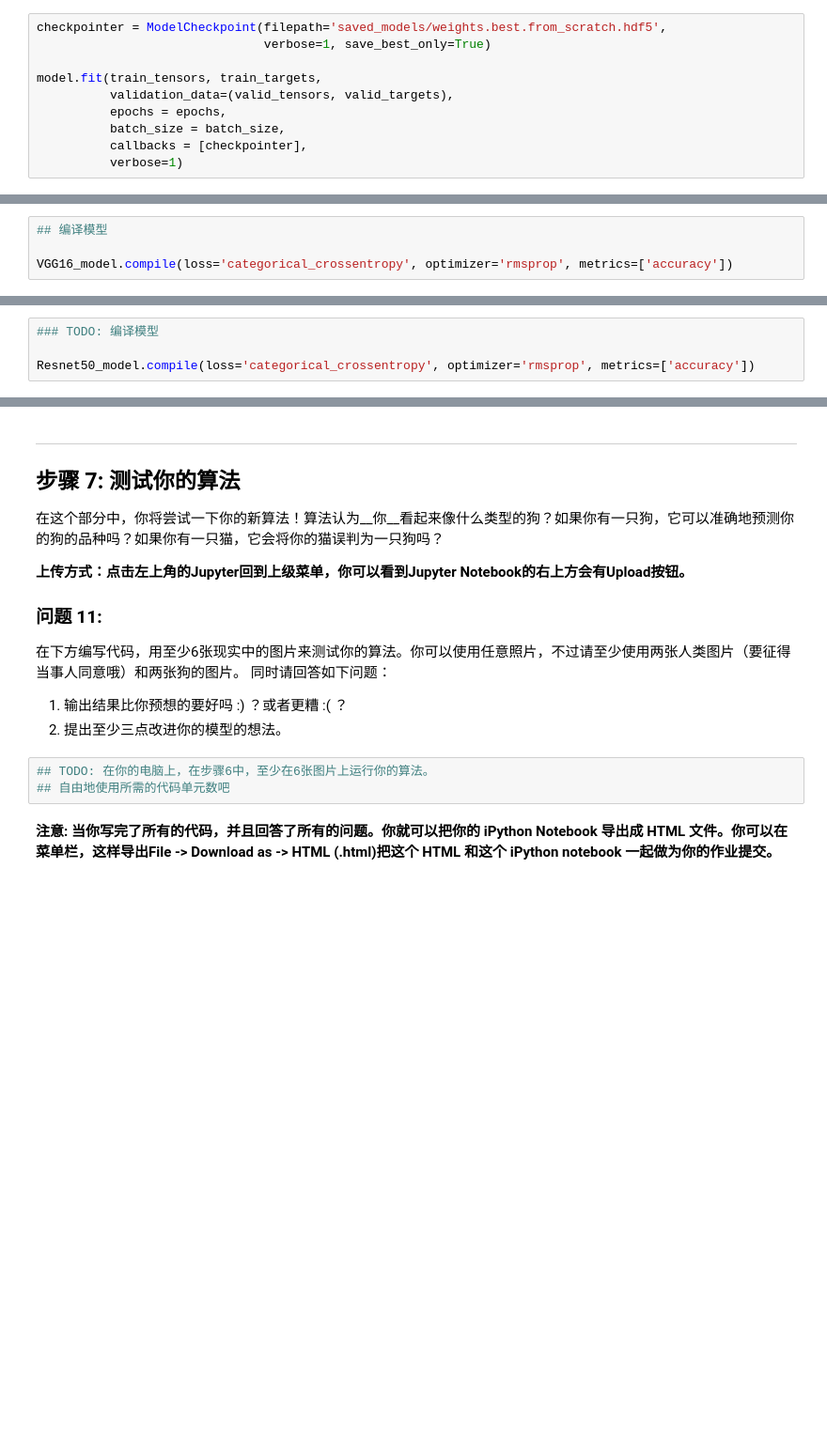
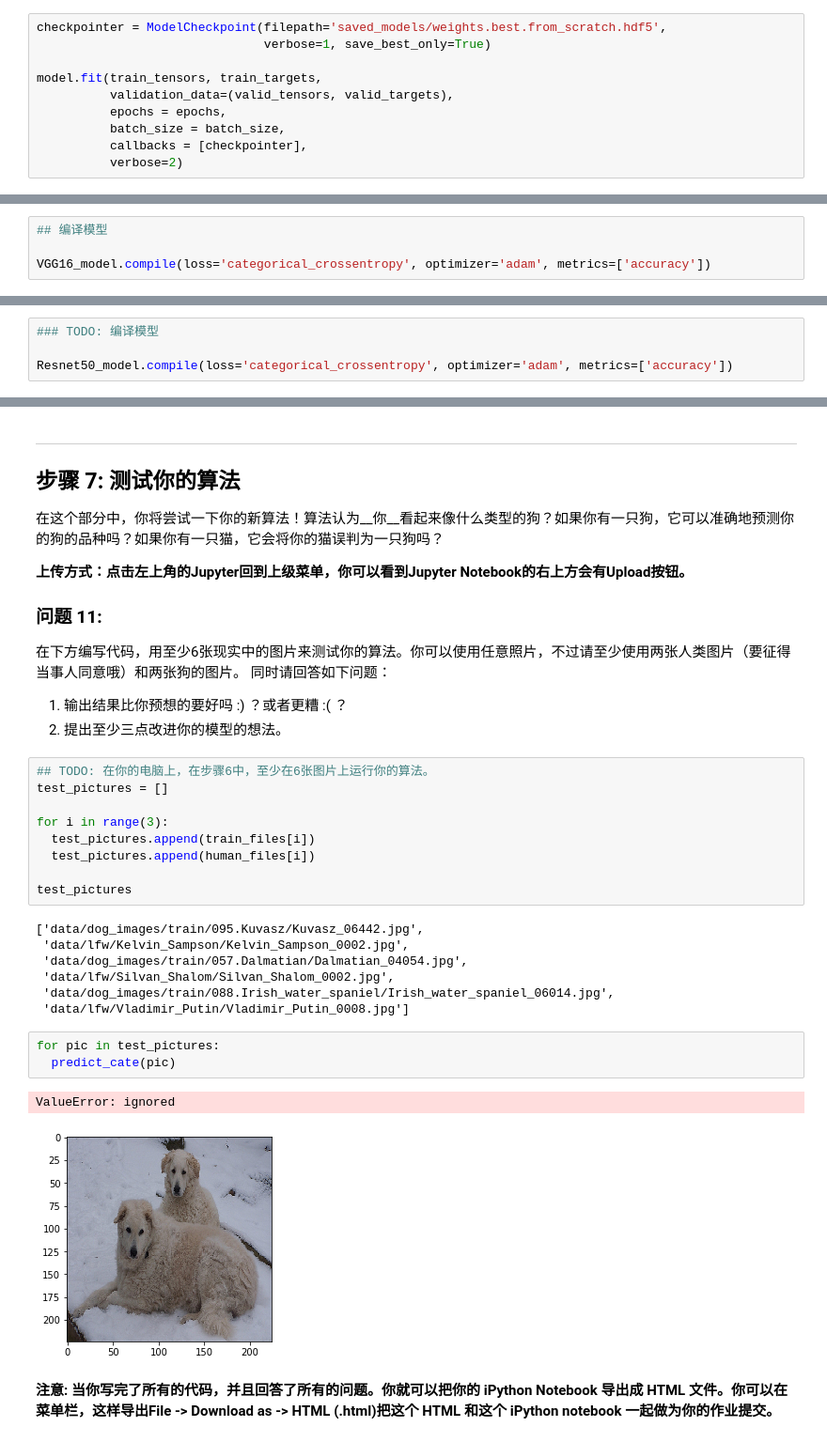
Before and after one commit to yanglinjing/dlnd_p2_dog_img_classifier, a Jupyter notebook: dog_app_zh.ipynb, the cells around one changed output, grey strips where cells are left out. Shown at 94% size. Drawn from its saved outputs; the diff is of its cells as text; blank space fills up the shorter version.

```diff
--- a/dog_app_zh.ipynb
+++ b/dog_app_zh.ipynb
@@ -579,5 +588,5 @@ model.fit(train_tensors, train_targets,
           epochs = epochs,
           batch_size = batch_size,
           callbacks = [checkpointer],
-          verbose=1)
+          verbose=2)
 # %% [output]
@@ -659,4 +809,4 @@ _________________________________________________________________
 # %%
 ## 编译模型
 
-VGG16_model.compile(loss='categorical_crossentropy', optimizer='rmsprop', metrics=['accuracy'])
+VGG16_model.compile(loss='categorical_crossentropy', optimizer='adam', metrics=['accuracy'])
@@ -800,7 +958,7 @@ _________________________________________________________________
 # %%
 ### TODO: 编译模型
 
-Resnet50_model.compile(loss='categorical_crossentropy', optimizer='rmsprop', metrics=['accuracy'])
+Resnet50_model.compile(loss='categorical_crossentropy', optimizer='adam', metrics=['accuracy'])
 # %% [markdown]
 ---
 
@@ -992,8 +1150,27 @@ predict_cate('data/lfw/Kelvin_Sampson/Kelvin_Sampson_0002.jpg')
 
 1. 输出结果比你预想的要好吗 :) ？或者更糟 :( ？
 2. 提出至少三点改进你的模型的想法。
-# %%
-## TODO: 在你的电脑上，在步骤6中，至少在6张图片上运行你的算法。
-## 自由地使用所需的代码单元数吧
+# %%
+## TODO: 在你的电脑上，在步骤6中，至少在6张图片上运行你的算法。
+test_pictures = []
+
+for i in range(3):
+  test_pictures.append(train_files[i])
+  test_pictures.append(human_files[i])
+
+test_pictures
+# %% [output]
+['data/dog_images/train/095.Kuvasz/Kuvasz_06442.jpg',
+ 'data/lfw/Kelvin_Sampson/Kelvin_Sampson_0002.jpg',
+ 'data/dog_images/train/057.Dalmatian/Dalmatian_04054.jpg',
+ 'data/lfw/Silvan_Shalom/Silvan_Shalom_0002.jpg',
+ 'data/dog_images/train/088.Irish_water_spaniel/Irish_water_spaniel_06014.jpg',
+ 'data/lfw/Vladimir_Putin/Vladimir_Putin_0008.jpg']
+# %%
+for pic in test_pictures:
+  predict_cate(pic)
+# %% [output]
+ValueError: ignored
+[figure, added]
 # %% [markdown]
 **注意: 当你写完了所有的代码，并且回答了所有的问题。你就可以把你的 iPython Notebook 导出成 HTML 文件。你可以在菜单栏，这样导出File -> Download as -> HTML (.html)把这个 HTML 和这个 iPython notebook 一起做为你的作业提交。**
```
Also changed, not shown: parts of 33 cells of this notebook.
